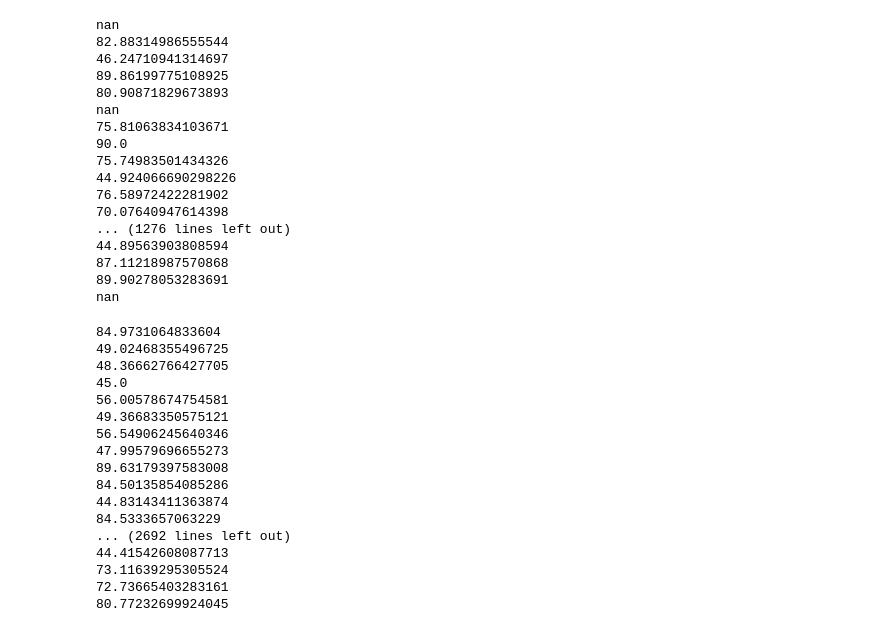
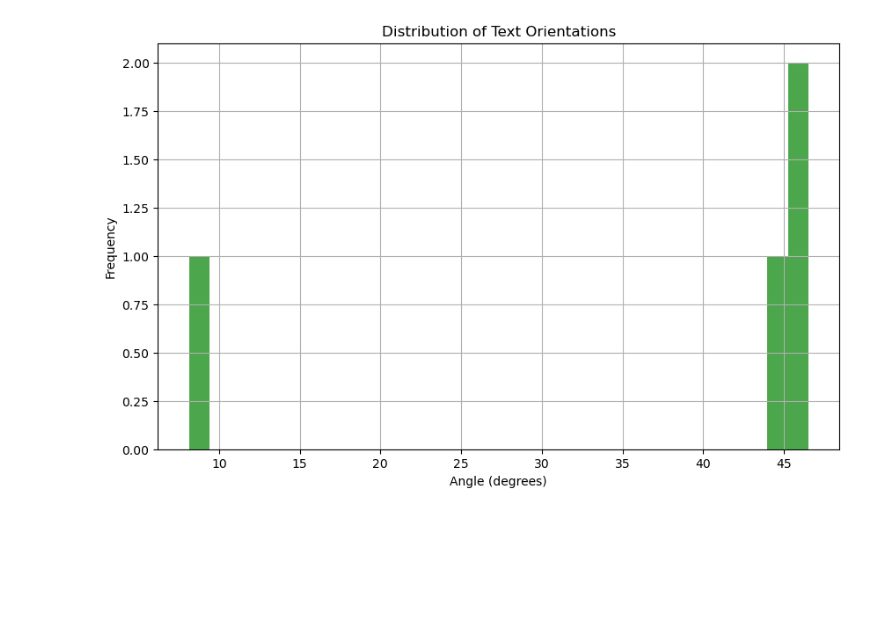
Before and after one commit to AhmedAbdelaal2001/Arabic-Font-Recognition, a Jupyter notebook: 1. Preprocessing/preprocessing.ipynb, the cells around one changed output. Drawn from its saved outputs; the diff is of its cells as text; code cells hidden in the pictures; blank space fills up the shorter version.

```diff
--- a/1. Preprocessing/preprocessing.ipynb
+++ b/1. Preprocessing/preprocessing.ipynb
@@ -86,3 +18,7 @@ plt.imshow(img, cmap='gray')
+# %%
+preprocessor.plot_angles_histogram()
+# %% [output]
+[figure, added]
 # %%
 # Directories setup
 src_dir = "../Dataset"
@@ -103,44 +39,10 @@ for folder in os.listdir(src_dir):
         img_path = os.path.join(folder_path, file)
         img = cv2.imread(img_path, cv2.IMREAD_GRAYSCALE)
         if img is not None:
-            processed_img = process_img(img)
-            processed_img = rotate_processed_image(processed_img)
+            processor = Preprocessing(img)
+            processor.preprocess_image()
+            processed_img = processor.img
             save_img_path = os.path.join(save_path, file)
             cv2.imwrite(save_img_path, processed_img)
         else:
             print(f"Failed to read image: {img_path}")
-# %% [output]
-nan
-82.88314986555544
-46.24710941314697
-89.86199775108925
-80.90871829673893
-nan
-75.81063834103671
-90.0
-75.74983501434326
-44.924066690298226
-76.58972422281902
-70.07640947614398
-... (1276 lines left out)
-44.89563903808594
-87.11218987570868
-89.90278053283691
-nan
-84.9731064833604
-49.02468355496725
-48.36662766427705
-45.0
-56.00578674754581
-49.36683350575121
-56.54906245640346
-47.99579696655273
-89.63179397583008
-84.50135854085286
-44.83143411363874
-84.5333657063229
-... (2692 lines left out)
-44.41542608087713
-73.11639295305524
-72.73665403283161
-80.77232699924045
```
Also changed, not shown: parts of 6 cells of this notebook, 1 other file.
